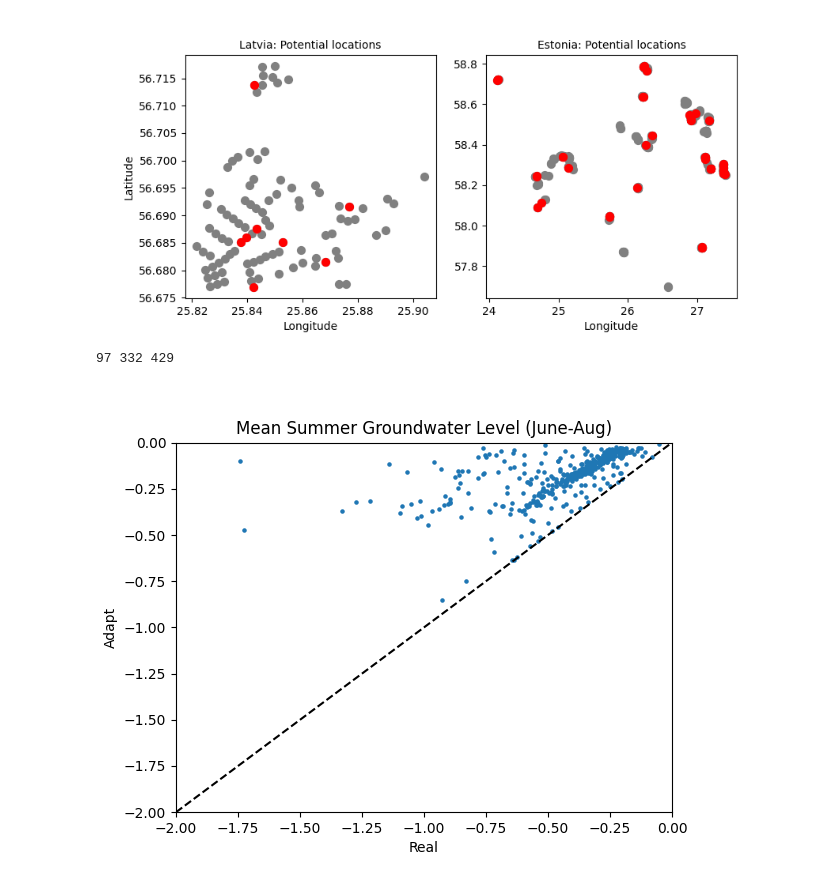
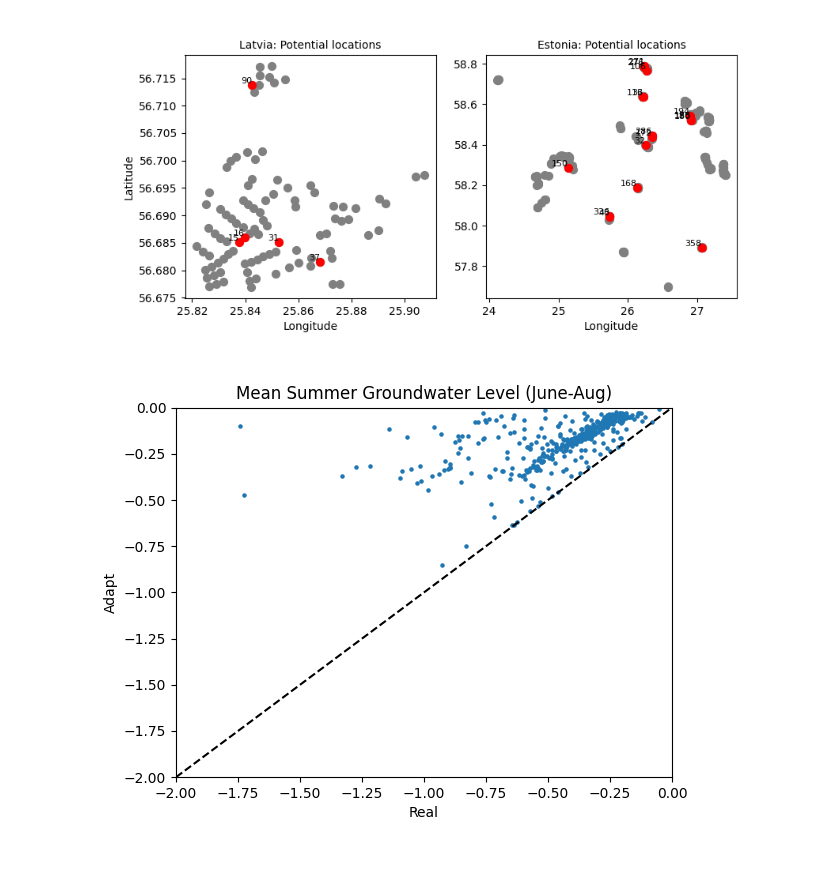
Before and after one commit to LukeEcomod/SpaFHy_Peat_AD, a Jupyter notebook: run_example_ad.ipynb, the cells around one changed output. Cells and saved outputs as stored; diff of their text form; code cells hidden in the pictures.

```diff
--- a/run_example_ad.ipynb
+++ b/run_example_ad.ipynb
@@ -176,3 +248,16 @@ for row, (color_var, color_label) in enumerate(zip(color_vars, color_labels)):
+# %%
+LAI_df = pd.concat((LAI_est, LAI_lat), ignore_index=True)
+
+BA_max_label_numeric = np.zeros_like(LAI_df['BA_max_label'], dtype=float)
+for i, val in enumerate(LAI_df['BA_max_label']):
+    if val == 'spruce':
+        BA_max_label_numeric[i] = 0
+    elif val == 'pine':
+        BA_max_label_numeric[i] = 1
+    elif val == 'birch':
+        BA_max_label_numeric[i] = 2
+    else:
+        BA_max_label_numeric[i] = 3
 # %%
 # Create categorical color variable based on latitude
 lat = results['parameters_lat'][:,0]
@@ -186,8 +271,8 @@ idx_estonia = color_var == 1
 fig, axes = plt.subplots(1, 2, figsize=(9, 4), sharex=True, sharey=True)
 
 # Selection criteria
-ix_latvia = idx_latvia & (real_q10 < -0.7) & (real_q10 - adapt_q10 < -0.2) & (total_lai > 2)
-ix_estonia = idx_estonia & (real_q10 < -0.7) & (real_q10 - adapt_q10 < -0.2) & (total_lai > 2)
+ix_latvia = idx_latvia & (real_q10 < -0.7) & (real_q10 - adapt_q10 < -0.2) & (total_lai > 1.5) & (BA_max_label_numeric == 0) & (peat_layers >= 2)
+ix_estonia = idx_estonia & (real_q10 < -0.7) & (real_q10 - adapt_q10 < -0.2) & (total_lai > 1.5) & (BA_max_label_numeric == 0) & (peat_layers >= 2)
 
 for ax, idx, ix, country in zip(axes, [idx_latvia, idx_estonia], [ix_latvia, ix_estonia], ['Latvia', 'Estonia']):
     # Plot mean
@@ -201,5 +286,5 @@ for ax, idx, ix, country in zip(axes, [idx_latvia, idx_estonia], [ix_latvia, ix_
     ax.set_ylim([-2., 0.])
     ax.set_xlim([-2., 0.])
 
-#plt.savefig(project_folder / 'model_inputs' / 'figures' / 'scatter_selected.png', dpi=150, bbox_inches = 'tight')
+plt.savefig(project_folder / 'model_inputs' / 'figures' / 'scatter_selected.png', dpi=150, bbox_inches = 'tight')
 # %% [output]
@@ -329,25 +427,67 @@ plt.tight_layout()
 # %%
 # Get lat/lon coordinates
 lat = results['parameters_lat'][:,0]
 lon = results['parameters_lon'][:,0]
 
 fig, axes = plt.subplots(1, 2, figsize=(9, 4))
 
 for ax, idx, ix, country in zip(axes, [idx_latvia, idx_estonia], [ix_latvia, ix_estonia], ['Latvia', 'Estonia']):
     ax.scatter(lon[idx], lat[idx], c='grey', s=50)
     ax.scatter(lon[ix], lat[ix], c='red', s=50)
+    for x,y,site_id in zip(lon[ix], lat[ix], LAI_df['Site_id'][ix.values].values):
+        ax.text(x, y, str(site_id), fontsize=8, ha='right', va='bottom')
     ax.set_xlabel("Longitude")
     if country == 'Latvia':
         ax.set_ylabel("Latitude")
     ax.set_title(f"{country}: Potential locations", fontsize=10)
 
-#plt.savefig(project_folder / 'model_inputs' / 'figures' / 'scatter_potential_locations.png', dpi=150, bbox_inches = 'tight')
+plt.savefig(project_folder / 'model_inputs' / 'figures' / 'scatter_potential_locations.png', dpi=150, bbox_inches = 'tight')
 #plt.show()
 
-print(len(lon[idx_latvia]),len(lon[idx_estonia]), len(lon))
+LAI_df['total_lai'] = total_lai
+LAI_df['ditch_depth'] = ditch_depth
+LAI_df['ditch_spacing'] = ditch_spacing
+LAI_df['peat_layers'] = peat_layers
+LAI_df['dominant_mineral'] = dominant_mineral
+LAI_df['DrySummerGWL_Current'] = real_q10
+LAI_df['DrySummerGWL_Adapt'] = adapt_q10
+LAI_df['Current_minus_Adapt'] = real_q10 - adapt_q10
+cols = ['Site_id','lat','lon','BA','total_lai', 'BA_max_label','ditch_depth', 'ditch_spacing', 'peat_layers', 'dominant_mineral', 'DrySummerGWL_Current', 'DrySummerGWL_Adapt', 'Current_minus_Adapt']
+
+LAI_df_selected_lat = LAI_df[cols].loc[(ix_latvia).values]
+LAI_df_selected_est = LAI_df[cols].loc[(ix_estonia).values]
+
+from scipy.spatial.distance import cdist
+
+for df in (LAI_df_selected_lat, LAI_df_selected_est):
+    # Extract coordinates
+    coords = df[['lat', 'lon']].to_numpy()
+
+    # 1. Euclidean distance in degrees
+    dist_deg = cdist(coords, coords, metric='euclidean')
+
+    # 2. Convert degrees → km using Earth radius scaling
+    mean_lat = np.radians(df['lat'].mean())
+
+    # Length of 1 degree at this latitude:
+    km_per_degree = 111.32 * np.cos(mean_lat)   # adjusts for longitude shrinking
+
+    dist_km = dist_deg * km_per_degree
+
+    # Fill diagonal with big numbers so the closest is never itself
+    np.fill_diagonal(dist_km, np.inf)
+
+    # Identify index of closest site
+    closest_idx = np.argmin(dist_km, axis=1)
+
+    # Add results to DataFrame
+    df['closest_site_id'] = df['Site_id'].iloc[closest_idx].values
+    df['distance_to_closest'] = dist_km[np.arange(len(df)), closest_idx]
+
+LAI_df_selected_lat.to_excel(project_folder / 'potential_sites_latvia.xlsx', index=False)
+LAI_df_selected_est.to_excel(project_folder / 'potential_sites_estonia.xlsx', index=False)
 # %% [output]
-[figure, old version]
+[figure, new version]
-97 332 429
 # %%
 
 summer_mean = summer.mean(dim='date')
```
Also changed, not shown: parts of 19 cells of this notebook.
